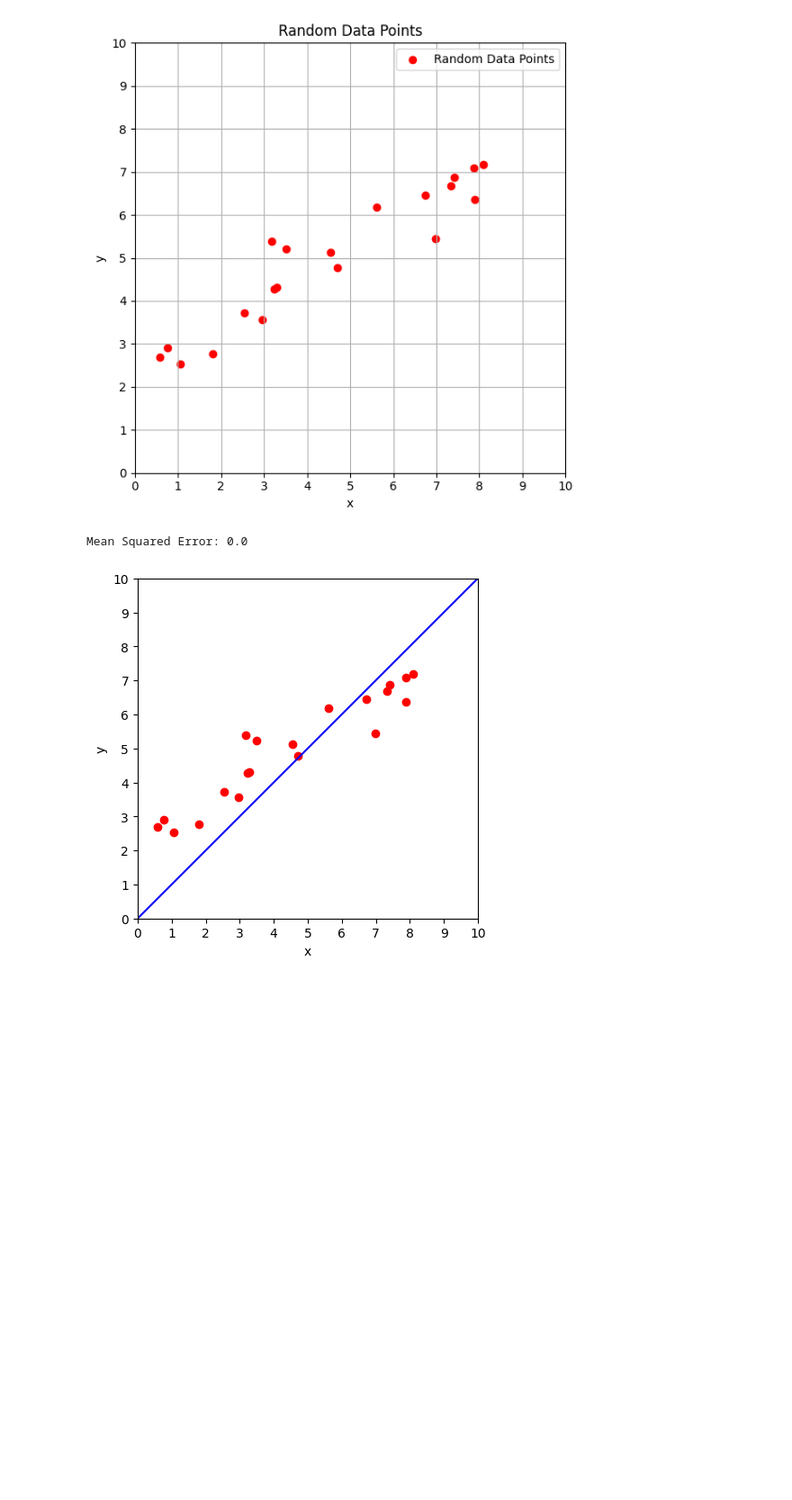
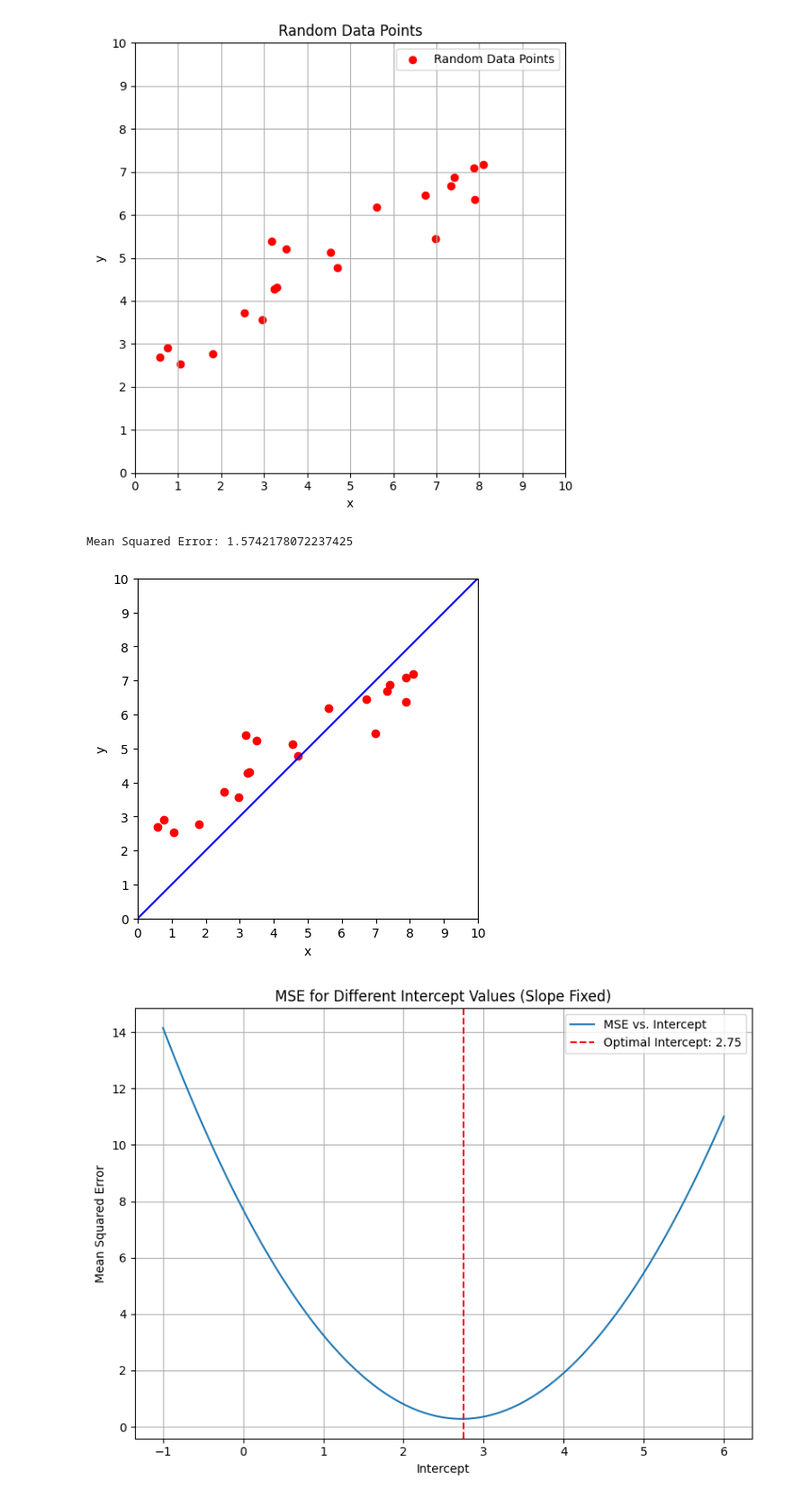
Before and after one commit to kubzal/future-collars, a Jupyter notebook: machine_learning/linear_function.ipynb, the cells around one changed output. Shown: that part at 90% size. Saved outputs shown, nothing was run; the diff lists cells and outputs as text; code cells hidden in the pictures; blank space fills up the shorter version.

Commit message:
mse plot

```diff
--- a/machine_learning/linear_function.ipynb
+++ b/machine_learning/linear_function.ipynb
@@ -111,8 +111,35 @@ ax2.set_ylabel("y")
 ax2
 
 # Calculate MSE
-mse_value = mean_squared_error(x_rand, x_rand, slope, intercept)
+mse_value = mean_squared_error(x_rand, y_rand, slope, intercept)
 print(f"Mean Squared Error: {mse_value}")
 # %% [output]
-Mean Squared Error: 0.0
+Mean Squared Error: 1.5742178072237425
 [figure]
+# %%
+# Assuming you want to adjust the intercept and keep the slope fixed
+slope = 0.5
+
+# Range of intercept values to evaluate
+intercept_values = np.linspace(-1, 6, 100)
+
+# Compute MSE for each intercept value
+mse_values = [mean_squared_error(x_rand, y_rand, 0.5, intercept) for intercept in intercept_values]
+
+# Find the intercept with the minimum MSE
+min_mse = min(mse_values)
+optimal_intercept = intercept_values[mse_values.index(min_mse)]
+
+# Plot MSE vs. Intercept
+plt.figure(figsize=(8, 6))
+plt.plot(intercept_values, mse_values, label='MSE vs. Intercept')
+plt.axvline(optimal_intercept, color='red', linestyle='--', label=f'Optimal Intercept: {optimal_intercept:.2f}')
+plt.xlabel('Intercept')
+plt.ylabel('Mean Squared Error')
+plt.title('MSE for Different Intercept Values (Slope Fixed)')
+plt.legend()
+plt.grid(True)
+plt.tight_layout()
+plt.show()
+# %% [output]
+[figure, added]
```
